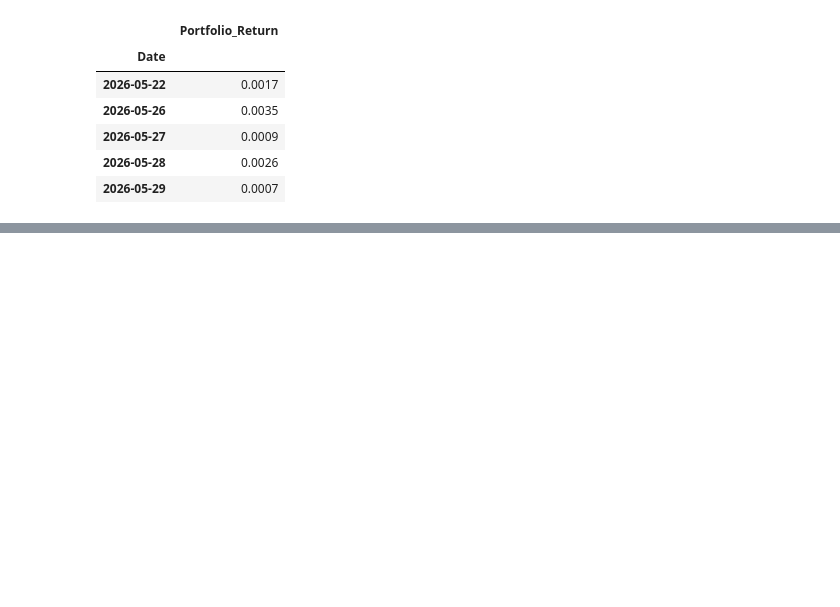
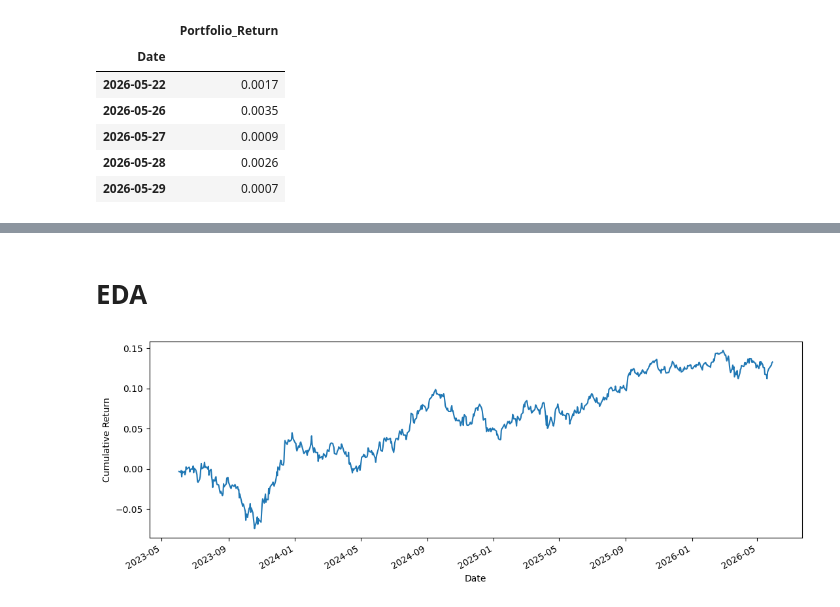
Before and after one commit to niranjanrao13/FixedIncomePortfolio-Analysis, a Jupyter notebook: notebooks/risk_analysis.ipynb, the cells around one changed output, grey strips where cells are left out. Cells and saved outputs as stored; diff of their text form; code cells hidden in the pictures; blank space fills up the shorter version.

```diff
--- a/notebooks/risk_analysis.ipynb
+++ b/notebooks/risk_analysis.ipynb
@@ -244,0 +248,3 @@ display(portfolio_returns.tail().to_frame())
+# %%
+model_data = factor_changes.join(portfolio_returns, how='inner')
+model_data.tail()
@@ -244,0 +258,12 @@ display(portfolio_returns.tail().to_frame())
+# %% [markdown]
+# EDA
+# %%
+fig, ax = plt.subplots(figsize=(11,4))
+portfolio_cum_return = (1 + model_data['Portfolio_Return']).cumprod() - 1
+portfolio_cum_return.plot()
+ax.set_ylabel('Cumulative Return')
+ax.set_xlabel('Date')
+plt.tight_layout()
+plt.show()
+# %% [output]
+[figure, added]
```
Also changed, not shown: parts of 6 cells of this notebook.
